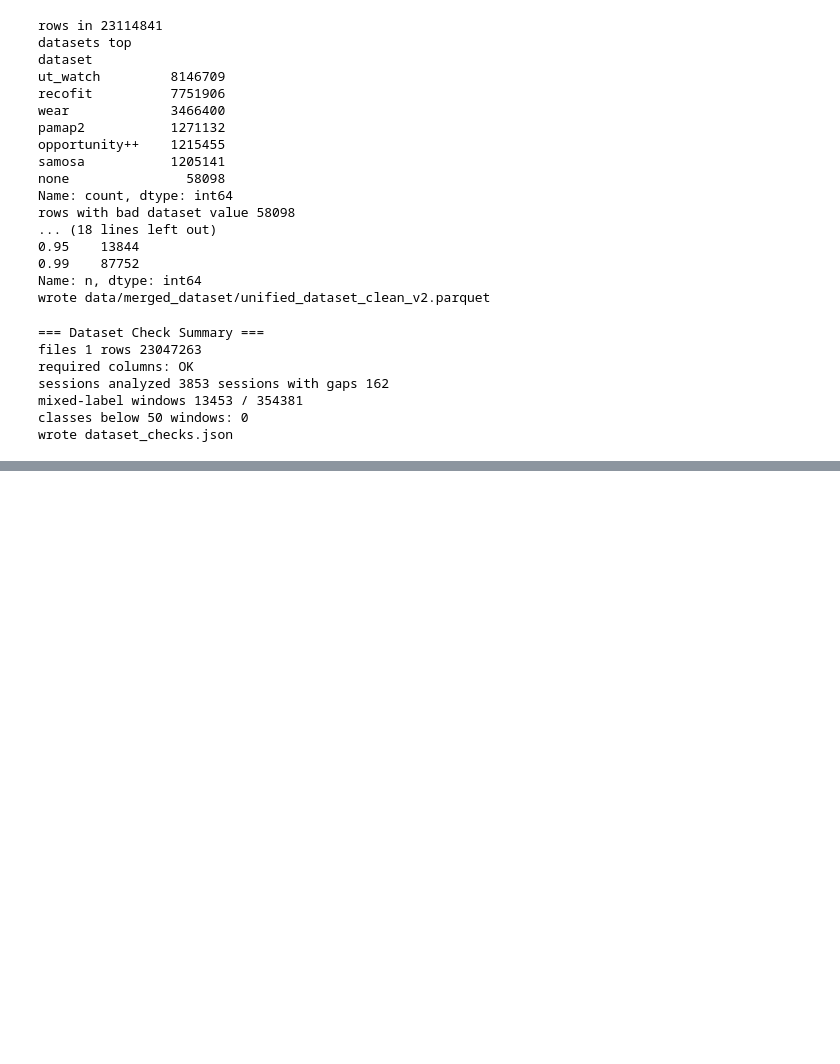
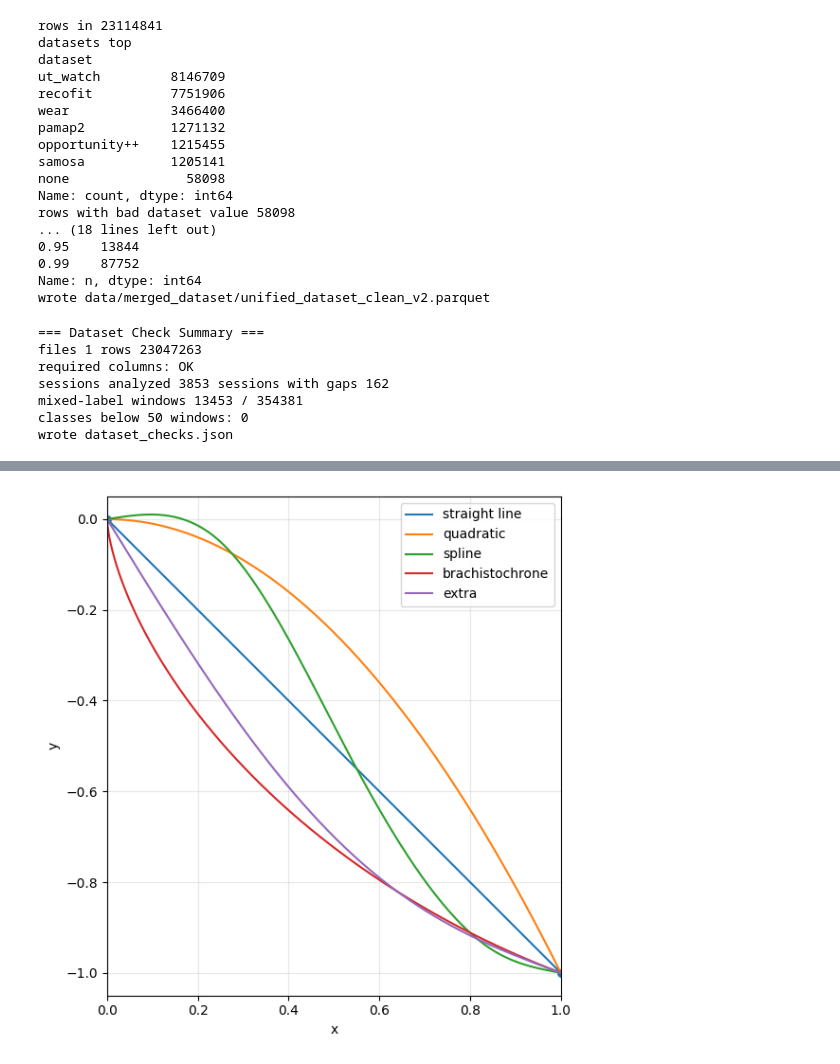
Before and after one commit to adrienlabayle/IMU_LM_Data, a Jupyter notebook: scratch.ipynb, the cells around one changed output, grey strips where cells are left out. Cells and saved outputs as stored; diff of their text form; code cells hidden in the pictures; blank space fills up the shorter version.

```diff
--- a/scratch.ipynb
+++ b/scratch.ipynb
@@ -1472,0 +1533,70 @@ wrote dataset_checks.json
+# %%
+import numpy as np
+import matplotlib.pyplot as plt
+
+# Domain
+x = np.linspace(0, 1, 600)
+
+# (1) straight line
+y_line = -x
+
+# (2) quadratic (hits endpoints exactly)
+y_quad = -(x**2)
+
+# (3) smooth spline through chosen nodes
+try:
+    from scipy.interpolate import CubicSpline
+    xs = np.array([0.0, 0.25, 0.55, 0.85, 1.0])
+    ys = np.array([0.0, -0.05, -0.55, -0.95, -1.0])
+    spline = CubicSpline(xs, ys, bc_type="natural")
+    y_spline = spline(x)
+except Exception:
+    # fallback (not as smooth), in case scipy isn't available
+    xs = np.array([0.0, 0.25, 0.55, 0.85, 1.0])
+    ys = np.array([0.0, -0.05, -0.55, -0.95, -1.0])
+    y_spline = np.interp(x, xs, ys)
+
+# (4) theoretical brachistochrone (cycloid) from (0,0) to (1,-1)
+# cycloid: X = a (t - sin t), Y = -a (1 - cos t)
+# Solve (t - sin t)/(1 - cos t) = 1 for t in (0, 2π)
+def f(t):
+    return (t - np.sin(t)) / (1 - np.cos(t)) - 1
+
+lo, hi = 1e-6, 2*np.pi - 1e-6
+for _ in range(80):  # bisection
+    mid = 0.5*(lo + hi)
+    if f(lo) * f(mid) <= 0:
+        hi = mid
+    else:
+        lo = mid
+t1 = 0.5*(lo + hi)
+a = 1 / (1 - np.cos(t1))
+
+t = np.linspace(0, t1, 600)
+x_brach = a * (t - np.sin(t))
+y_brach = -a * (1 - np.cos(t))
+
+# (5) one additional admissible curve (sinusoidal perturbation of line; endpoints preserved)
+y_extra = -x - 0.2*np.sin(np.pi*x)
+
+# Plot
+plt.figure(figsize=(7, 6))
+plt.plot(x, y_line, label="straight line")
+plt.plot(x, y_quad, label="quadratic")
+plt.plot(x, y_spline, label="spline")
+plt.plot(x_brach, y_brach, label="brachistochrone")
+plt.plot(x, y_extra, label="extra")
+
+plt.scatter([0, 1], [0, -1], s=30)
+plt.gca().set_aspect("equal", adjustable="box")
+plt.xlim(0, 1)
+plt.ylim(-1.05, 0.05)
+plt.xlabel("x")
+plt.ylabel("y")
+plt.grid(True, alpha=0.3)
+plt.legend()
+plt.savefig("problem5a_curves.png", dpi=300, bbox_inches="tight")
+plt.tight_layout()
+plt.show()
+# %% [output]
+[figure, added]
```
Also changed, not shown: parts of 3 cells of this notebook, 3 other files.
